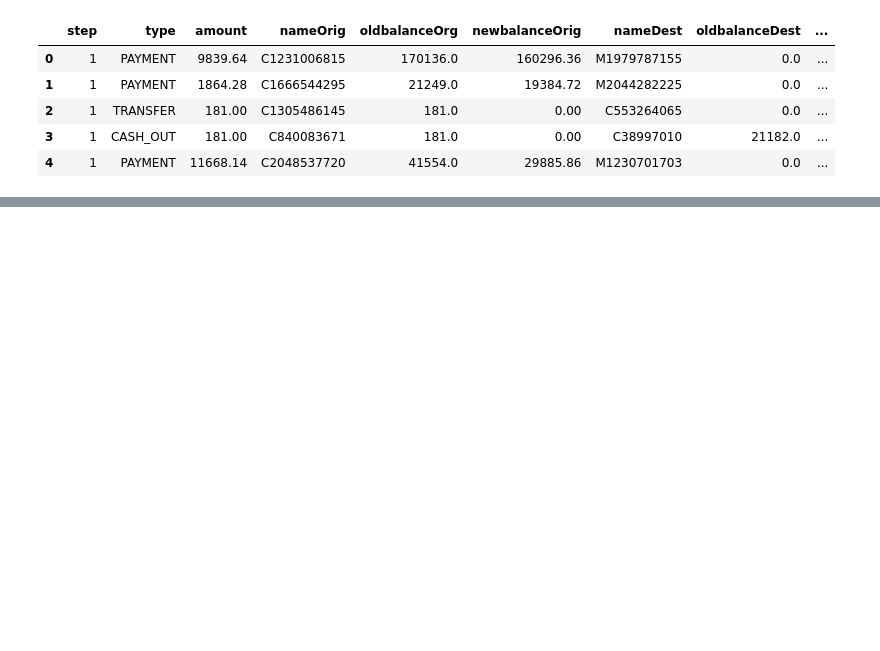
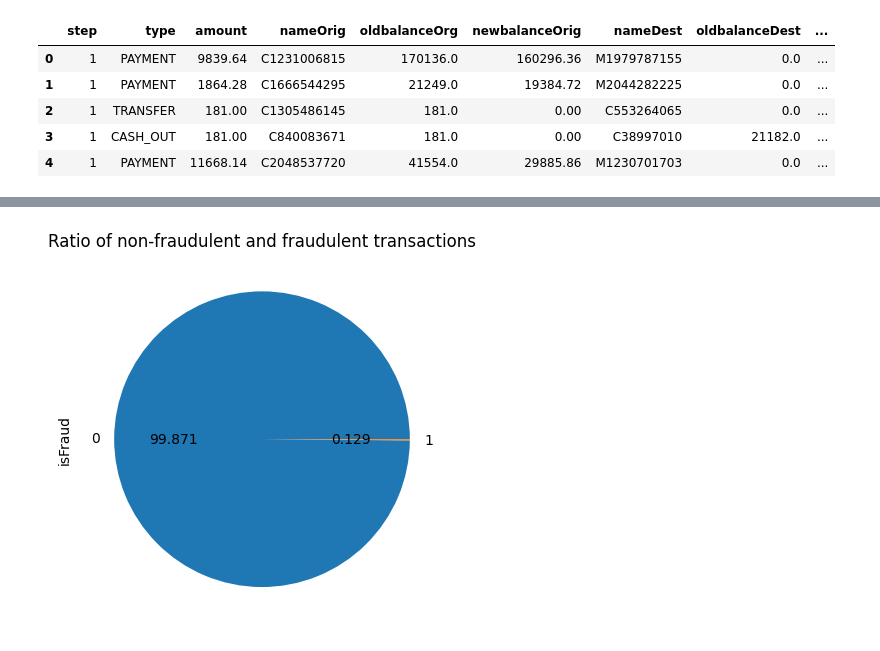
Before and after one commit to mverbytska/transaction-fraud-detection-pet-project, a Jupyter notebook: project/fraudulent_transactions_detection.ipynb, the cells around one changed output, grey strips where cells are left out. Saved outputs shown, nothing was run; the diff lists cells and outputs as text; code cells hidden in the pictures; blank space fills up the shorter version.

```diff
--- a/project/fraudulent_transactions_detection.ipynb
+++ b/project/fraudulent_transactions_detection.ipynb
@@ -14,0 +61,6 @@ raw_data.head()
+# %%
+reordered_cols_data['isFraud'].value_counts().plot.pie(autopct='%.3f')
+plt.title('Ratio of non-fraudulent and fraudulent transactions')
+plt.show()
+# %% [output]
+[figure, added]
```
Also changed, not shown: parts of 12 cells of this notebook.
